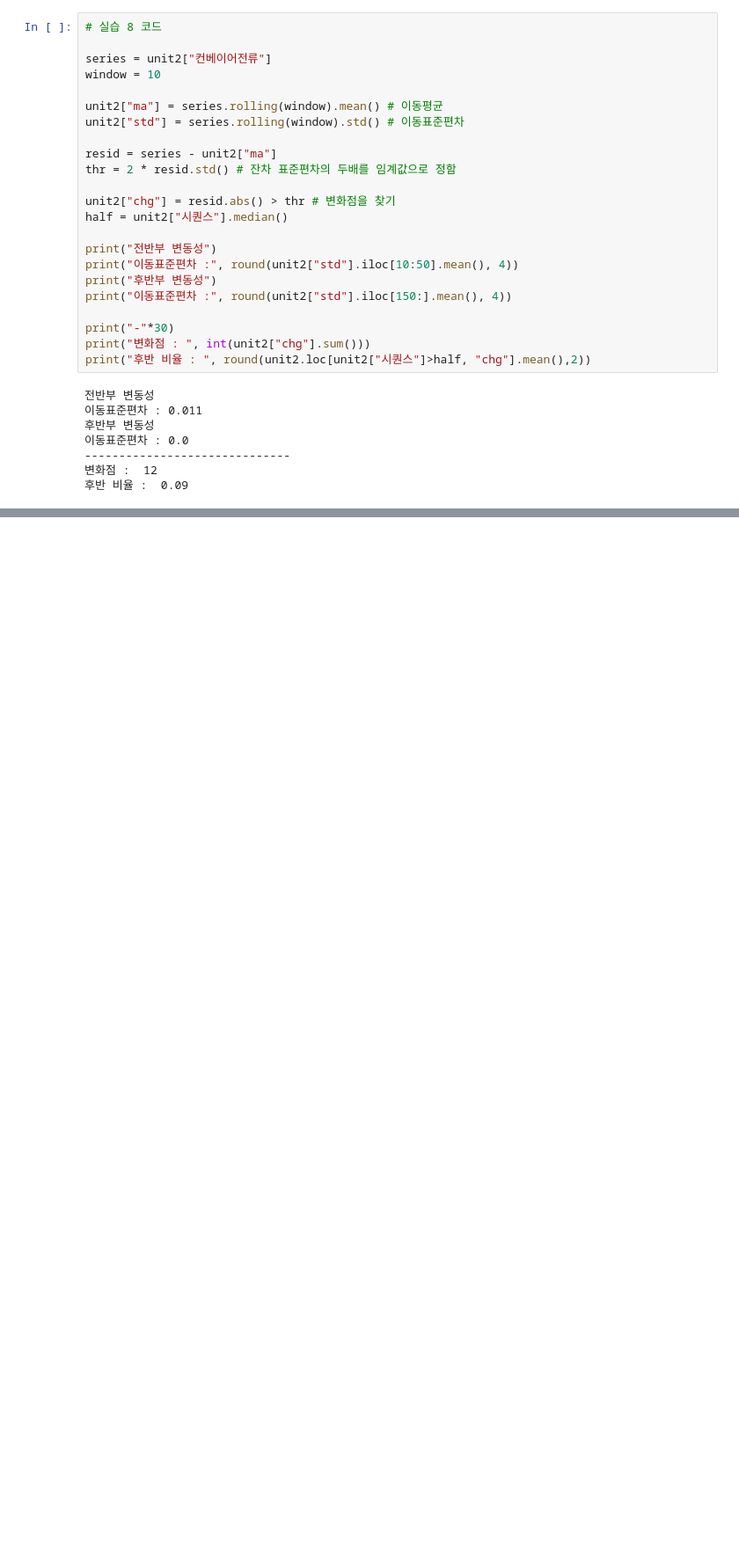
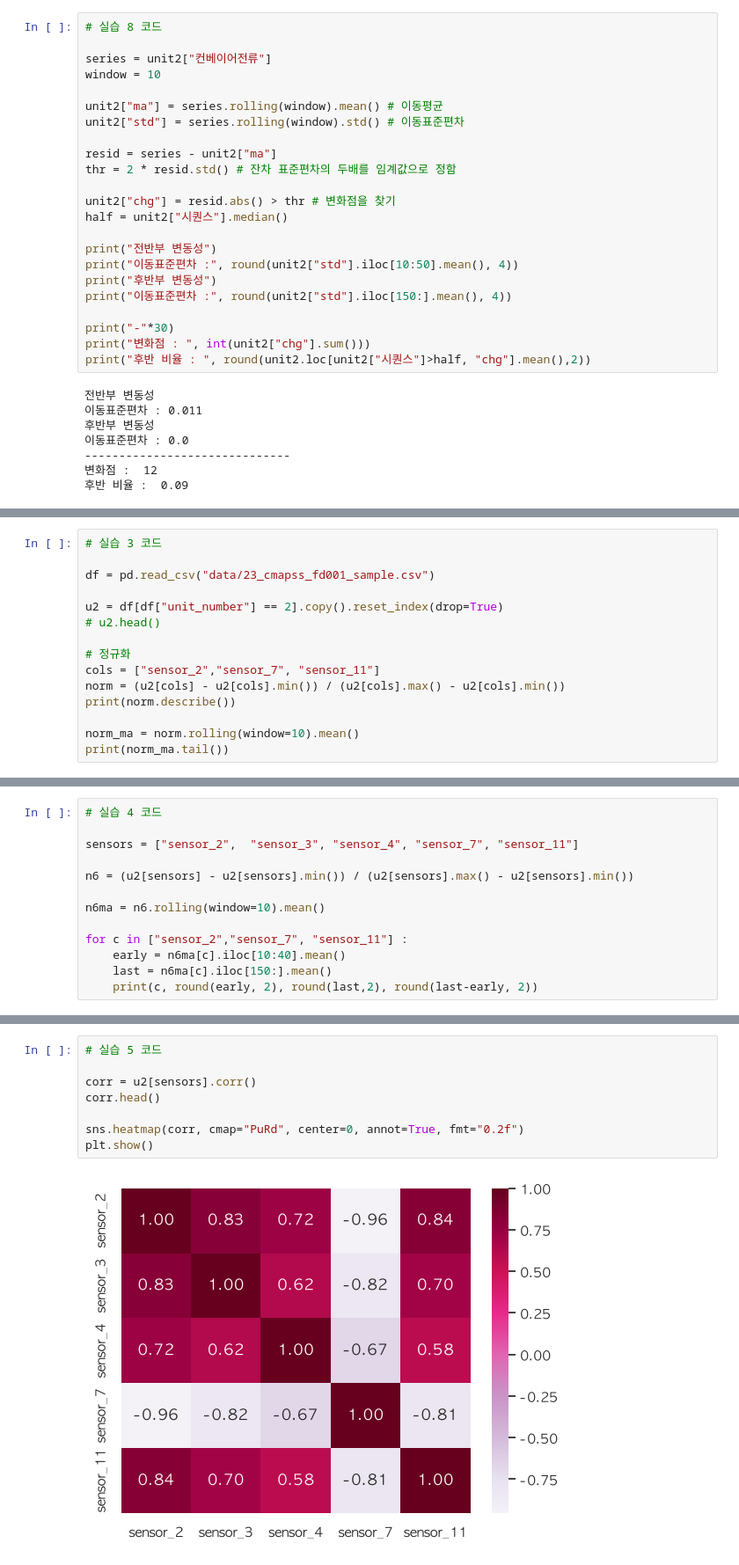
Before and after one commit to sssssumini/2026_KNewDeal_AI_Data_Analysis, a Jupyter notebook: 28_Trend.ipynb, the cells around one changed output, grey strips where cells are left out. Shown at 88% size. Cells and saved outputs as stored; diff of their text form; blank space fills up the shorter version.

```diff
--- a/28_Trend.ipynb
+++ b/28_Trend.ipynb
@@ -306,0 +427,15 @@ print("후반 비율 : ", round(unit2.loc[unit2["시퀀스"]>half, "chg"].mean()
+# %%
+# 실습 3 코드
+
+df = pd.read_csv("data/23_cmapss_fd001_sample.csv")
+
+u2 = df[df["unit_number"] == 2].copy().reset_index(drop=True)
+# u2.head()
+
+# 정규화
+cols = ["sensor_2","sensor_7", "sensor_11"]
+norm = (u2[cols] - u2[cols].min()) / (u2[cols].max() - u2[cols].min())
+print(norm.describe())
+
+norm_ma = norm.rolling(window=10).mean()
+print(norm_ma.tail())
@@ -306,0 +468,13 @@ print("후반 비율 : ", round(unit2.loc[unit2["시퀀스"]>half, "chg"].mean()
+# %%
+# 실습 4 코드
+
+sensors = ["sensor_2",	"sensor_3",	"sensor_4",	"sensor_7",	"sensor_11"]
+
+n6 = (u2[sensors] - u2[sensors].min()) / (u2[sensors].max() - u2[sensors].min())
+
+n6ma = n6.rolling(window=10).mean()
+
+for c in ["sensor_2","sensor_7", "sensor_11"] :
+    early = n6ma[c].iloc[10:40].mean()
+    last = n6ma[c].iloc[150:].mean()
+    print(c, round(early, 2), round(last,2), round(last-early, 2))
@@ -306,0 +495,10 @@ print("후반 비율 : ", round(unit2.loc[unit2["시퀀스"]>half, "chg"].mean()
+# %%
+# 실습 5 코드
+
+corr = u2[sensors].corr()
+corr.head()
+
+sns.heatmap(corr, cmap="PuRd", center=0, annot=True, fmt="0.2f")
+plt.show()
+# %% [output]
+[figure, added]
```
Also changed, not shown: parts of 16 cells of this notebook.
